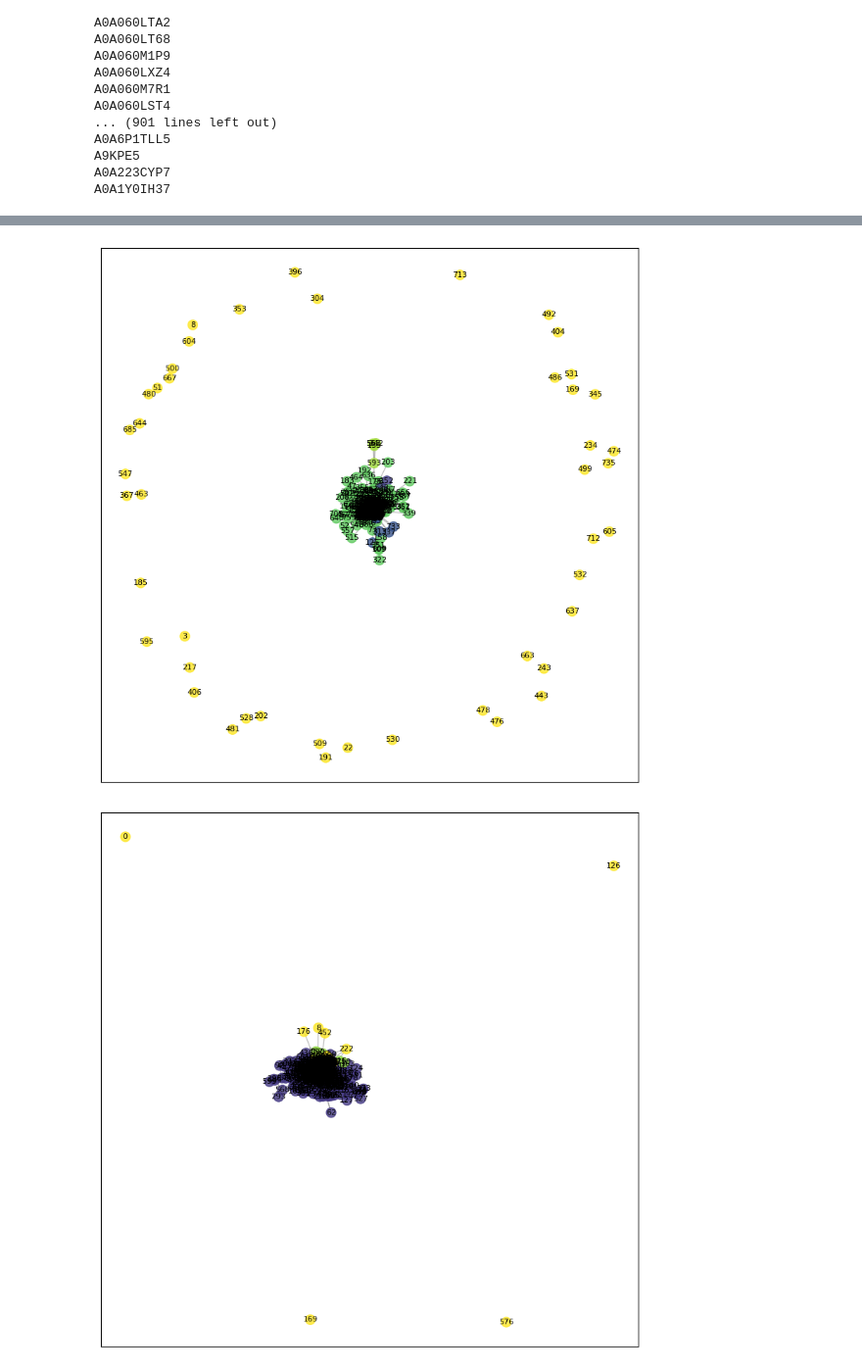
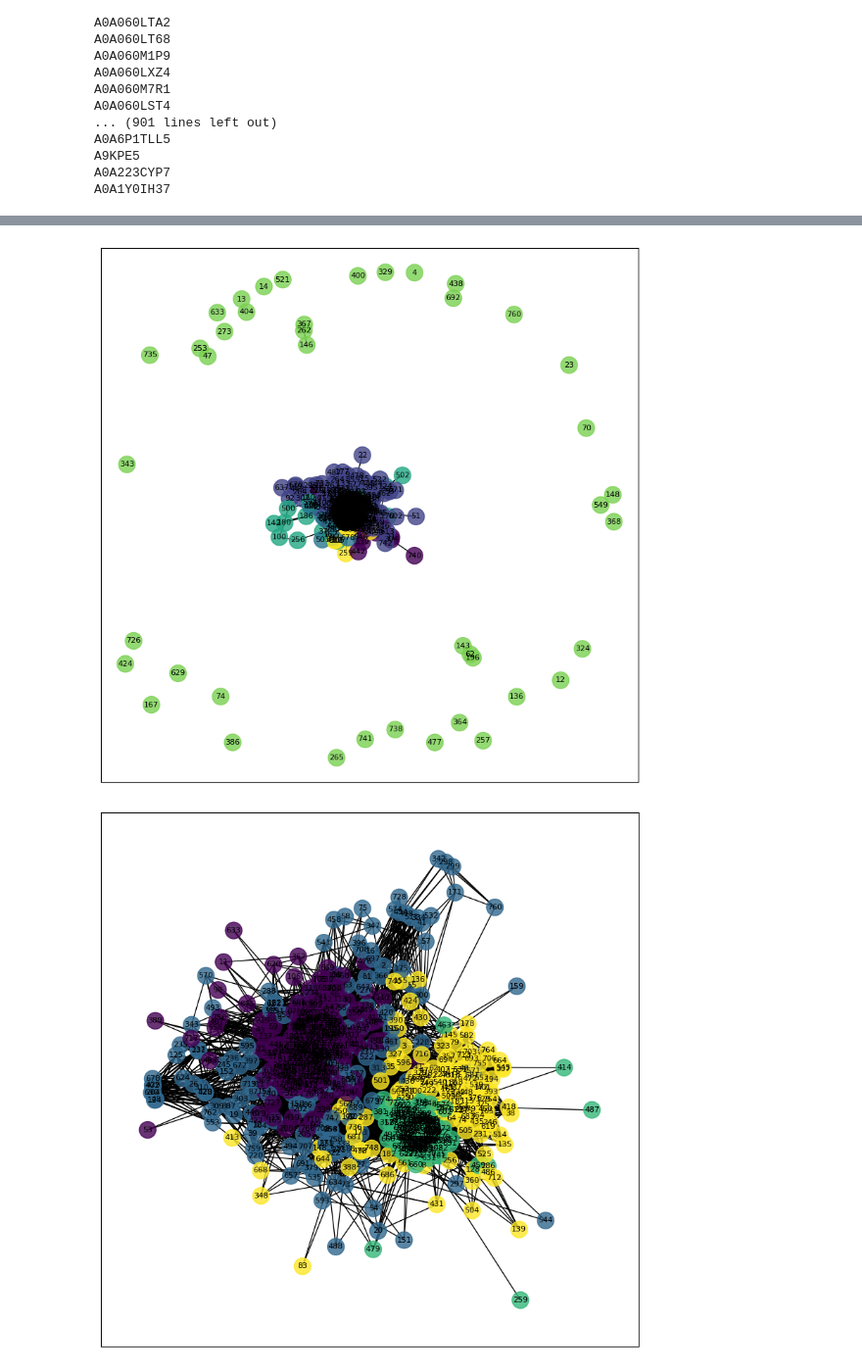
Before and after one commit to DessimozLab/fold_tree, a Jupyter notebook: notebooks/generate_rrnpp_phylo.ipynb, the cells around one changed output, grey strips where cells are left out. Shown at 98% size. Drawn from its saved outputs; the diff is of its cells as text; code cells hidden in the pictures.

```diff
--- a/notebooks/generate_rrnpp_phylo.ipynb
+++ b/notebooks/generate_rrnpp_phylo.ipynb
@@ -178,21 +175,18 @@ Time for processing: 0h 0m 0s 7ms
 # %%
 #thresh the matrices between .4 and .99
-ctermat[ctermat < .75] = 0
-ctermat[ctermat > .99] = 0
-ntermat[ntermat < .75] = 0
-ntermat[ntermat > .99] = 0
+ctermat[ctermat > .75] = 0
+ntermat[ntermat > .75] = 0
 # %%
-
+import networkx as nx
 #make a networkx graph
 cterG = nx.from_numpy_array(ctermat)
 nterG = nx.from_numpy_array(ntermat)
 Ccommunities = nx.community.louvain_communities(cterG)
-print(Ccommunities)
 Ncommunities = nx.community.louvain_communities(nterG)
 
 #print the number of connected components
 print('nter components: ' + str(len(Ncommunities)))
-print('cter components: ' + str(len(Ncommunities)))
+print('cter components: ' + str(len(Ccommunities)))
 
 print([ len(i) for i in Ccommunities if len(i)> 1] )
 plt.hist( [ len(i) for i in Ccommunities if len(i)> 1 ] , bins = 10)
@@ -204,14 +198,16 @@ plt.show()
 
 #add a community attribute to each node in the graph
 for i in range(len(Ccommunities)):
-    if len(Ccommunities[i]) == 1:
-        cterG.nodes[list(Ccommunities[i])[0]]['community'] = -1
+    if len(Ccommunities[i]) < 10:
+        for j in Ccommunities[i]:
+            cterG.nodes[j]['community'] = -1
     else:
         for j in Ccommunities[i]:
             cterG.nodes[j]['community'] = i
 for i in range(len(Ncommunities)):
-    if len(Ncommunities[i]) == 1:
-        nterG.nodes[list(Ncommunities[i])[0]]['community'] = -1
+    if len(Ncommunities[i]) < 10:
+        for j in Ncommunities[i]:
+            nterG.nodes[j]['community'] = -1
     else:
         for j in Ncommunities[i]:
             nterG.nodes[j]['community'] = i
@@ -226,38 +221,40 @@ cter components: 7
 # %%
 #plot networkx graphs with communities as different colors
 import numpy as np
 import matplotlib.pyplot as plt
 import networkx as nx
 
 
-def plot_communities(G, communities, pos, ax, node_size=100, node_color='blue', edge_color='gray', edge_alpha=0.5, node_alpha=0.8, with_labels=True):
+def plot_communities(G, node_size=100, node_color='blue', edge_color='gray', edge_alpha=0.5, node_alpha=0.8, with_labels=True):
     """
     Plots the graph G with the communities as different colors.
     """
+    fig, ax = plt.subplots(figsize=(10, 10))
+    pos = nx.spring_layout(G)
+
     # set the colors of each node. The communities are the keys in the dictionary
     # and the value is a list with all the nodes that belong to that community
     cmap = plt.get_cmap('viridis')
+    communities = set(nx.get_node_attributes(G, 'community').values())
     colors = [cmap(i) for i in np.linspace(0, 1, len(communities))]
-
+    colors = {c: colors[i] for i, c in enumerate(communities)}
     # assign a color to each node based on the community it belongs to
     node_colors = [colors[G.nodes[node]['community']] for node in G.nodes()]
     # draw the graph nodes
-    nx.draw_networkx_nodes(G, pos, ax=ax, node_size=node_size, alpha=node_alpha, node_color=node_colors)
+    nx.draw_networkx_nodes(G, pos, ax=ax, alpha=node_alpha, node_color=node_colors)
     # draw the graph edges
-    nx.draw_networkx_edges(G, pos, ax=ax, width=1.0, alpha=edge_alpha, edge_color=edge_color)
+    nx.draw_networkx_edges(G, pos, ax=ax, width=1.0)
     # draw the node labels
     if with_labels:
         nx.draw_networkx_labels(G, pos, ax=ax, font_size=8)
+    plt.show()
     return ax
 
 # plot the graph with the communities
-fig, ax = plt.subplots(figsize=(10, 10))
 ax = plot_communities(cterG, Ccommunities, nx.spring_layout(cterG), ax)
-plt.show()
 
-fig, ax = plt.subplots(figsize=(10, 10))
+
 ax = plot_communities(nterG, Ncommunities, nx.spring_layout(nterG), ax)
-plt.show()
 # %% [output]
-[figure, old version]
+[figure, new version]
-[figure, old version]
+[figure, new version]
```
Also changed, not shown: parts of 11 cells of this notebook, 2 other files.
